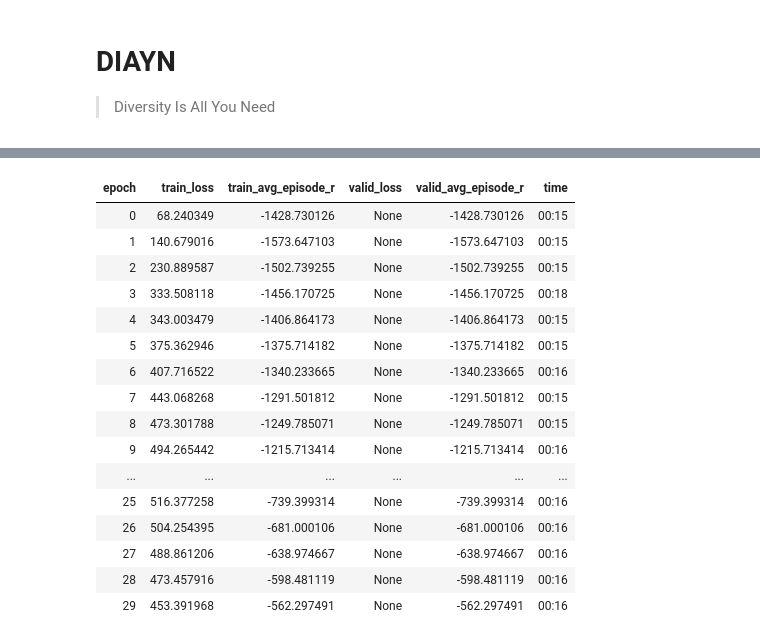
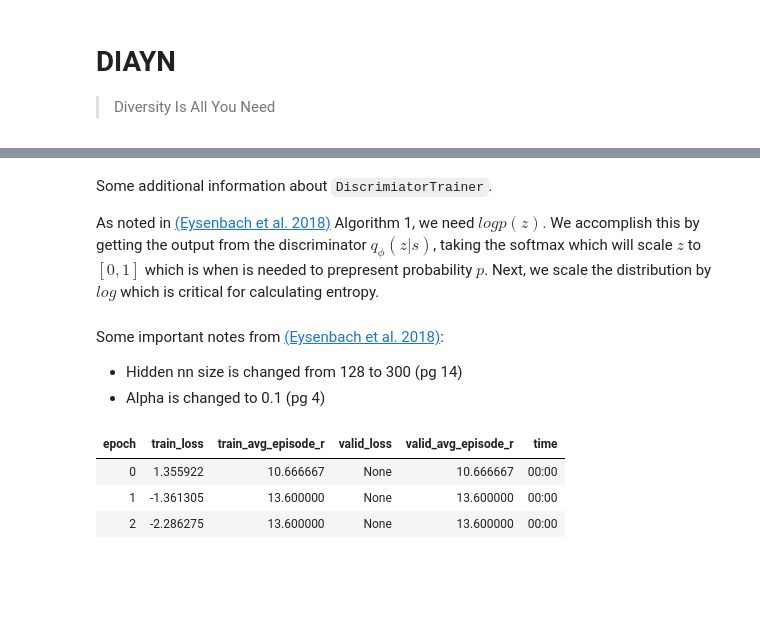
Before and after one commit to josiahls/fast-reinforcement-learning-2, a Jupyter notebook: nbs/14b_actorcritic.diayn.ipynb, the cells around one changed output, grey strips where cells are left out. Saved outputs shown, nothing was run; the diff lists cells and outputs as text; code cells hidden in the pictures; blank space fills up the shorter version.

```diff
--- a/nbs/14b_actorcritic.diayn.ipynb
+++ b/nbs/14b_actorcritic.diayn.ipynb
@@ -49,0 +55,15 @@ if not os.environ.get("IN_TEST", None):
+# %%
+# export
+class Discriminator(Module):
+    "`Module` for storing skills. Receives input (`num_inputs`+`num_actions`) -> `num_skills`."
+    def __init__(self, num_inputs,num_actions,num_skills,hidden_dim):
+        self.linear1 = nn.Linear(num_inputs+num_actions, hidden_dim)
+        self.linear2 = nn.Linear(hidden_dim, hidden_dim)
+        self.linear3 = nn.Linear(hidden_dim,num_skills)
+
+        self.apply(weights_init_)
+
+    def forward(self, state):
+        x = F.relu(self.linear1(state.float()))
+        x = F.relu(self.linear2(x))
+        return self.linear3(x)
@@ -50,36 +275,30 @@ if not os.environ.get("IN_TEST", None):
+# %% [markdown]
+Some additional information about `DiscrimiatorTrainer`.
+
+As noted in [(Eysenbach et al. 2018)](https://arxiv.org/pdf/1802.06070.pdf) Algorithm 1, we need $log p(z)$. We accomplish this by getting the output from the discriminator $q_{\phi}(z|s)$, taking the softmax which will scale $z$ to $[0,1]$ which is when is needed to prepresent probability $p$. Next, we scale the distribution by $log$ which is critical for calculating entropy.
+# %% [markdown]
+Some important notes from [(Eysenbach et al. 2018)](https://arxiv.org/pdf/1802.06070.pdf):
+- Hidden nn size is changed from 128 to 300 (pg 14)
+- Alpha is changed to 0.1 (pg 4)
 # %%
-env='Pendulum-v0'
-agent=SAC(3,gym.make(env).action_space,gamma=0.99,tau=0.005,alpha=0.2)
+from pybulletgym.envs import *
 
+env='InvertedPendulumPyBulletEnv-v0'
+agent=DIAYN(5,gym.make(env).action_space,gamma=0.99,tau=0.005,alpha=0.1,hidden_size=300)
 block=FirstLastExperienceBlock(agent=agent,seed=0,n_steps=2,exclude_nones=True,
                                dls_kwargs={'bs':1,'num_workers':0,'verbose':False,'indexed':True,'shuffle_train':False})
-blk=IterableDataBlock(blocks=(block),
-                      splitter=FuncSplitter(lambda x:False),
-#                       batch_tfms=lambda x:(x['s'],x),
-                     )
-dls=blk.dataloaders([env]*1,n=1000,device=default_device())
+blk=IterableDataBlock(blocks=(block),splitter=FuncSplitter(lambda x:False))
+dls=blk.dataloaders([env]*1,n=50,device=default_device())
 
-learner=SACLearner(dls,agent=agent,cbs=[ExperienceReplay(sz=1000000,bs=64,starting_els=1000,max_steps=gym.make(env)._max_episode_steps),SACCriticTrainer],
+learner=SACLearner(dls,agent=agent,cbs=[DiscriminatorTrainer(sz=1000000,bs=64,starting_els=1000,max_steps=gym.make(env)._max_episode_steps),
+                                        SACCriticTrainer],
                    metrics=[AvgEpisodeRewardMetric(experience_cls=ExperienceFirstLast)])
-learner.fit(30,lr=0.001,wd=0)
+learner.fit(3,lr=0.001,wd=0)
 # %% [output]
 | epoch | train_loss | train_avg_episode_r | valid_loss | valid_avg_episode_r | time |
-| 0 | 68.240349 | -1428.730126 | None | -1428.730126 | 00:15 |
-| 1 | 140.679016 | -1573.647103 | None | -1573.647103 | 00:15 |
-| 2 | 230.889587 | -1502.739255 | None | -1502.739255 | 00:15 |
-| 3 | 333.508118 | -1456.170725 | None | -1456.170725 | 00:18 |
-| 4 | 343.003479 | -1406.864173 | None | -1406.864173 | 00:15 |
-| 5 | 375.362946 | -1375.714182 | None | -1375.714182 | 00:15 |
-| 6 | 407.716522 | -1340.233665 | None | -1340.233665 | 00:16 |
-| 7 | 443.068268 | -1291.501812 | None | -1291.501812 | 00:15 |
-| 8 | 473.301788 | -1249.785071 | None | -1249.785071 | 00:15 |
-| 9 | 494.265442 | -1215.713414 | None | -1215.713414 | 00:16 |
-| ... | ... | ... | ... | ... | ... |
-| 25 | 516.377258 | -739.399314 | None | -739.399314 | 00:16 |
-| 26 | 504.254395 | -681.000106 | None | -681.000106 | 00:16 |
-| 27 | 488.861206 | -638.974667 | None | -638.974667 | 00:16 |
-| 28 | 473.457916 | -598.481119 | None | -598.481119 | 00:16 |
-| 29 | 453.391968 | -562.297491 | None | -562.297491 | 00:16 |
+| 0 | 1.355922 | 10.666667 | None | 10.666667 | 00:00 |
+| 1 | -1.361305 | 13.600000 | None | 13.600000 | 00:00 |
+| 2 | -2.286275 | 13.600000 | None | 13.600000 | 00:00 |
 # %%
 # hide
 from nbdev.export import *
```
Also changed, not shown: parts of 7 cells of this notebook, 15 other files.
